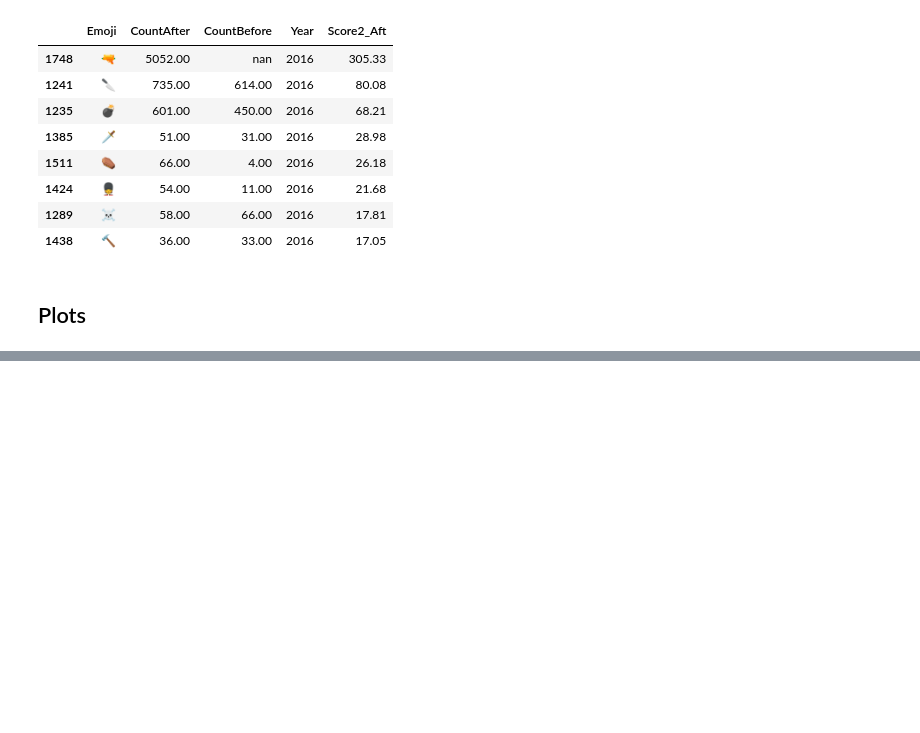
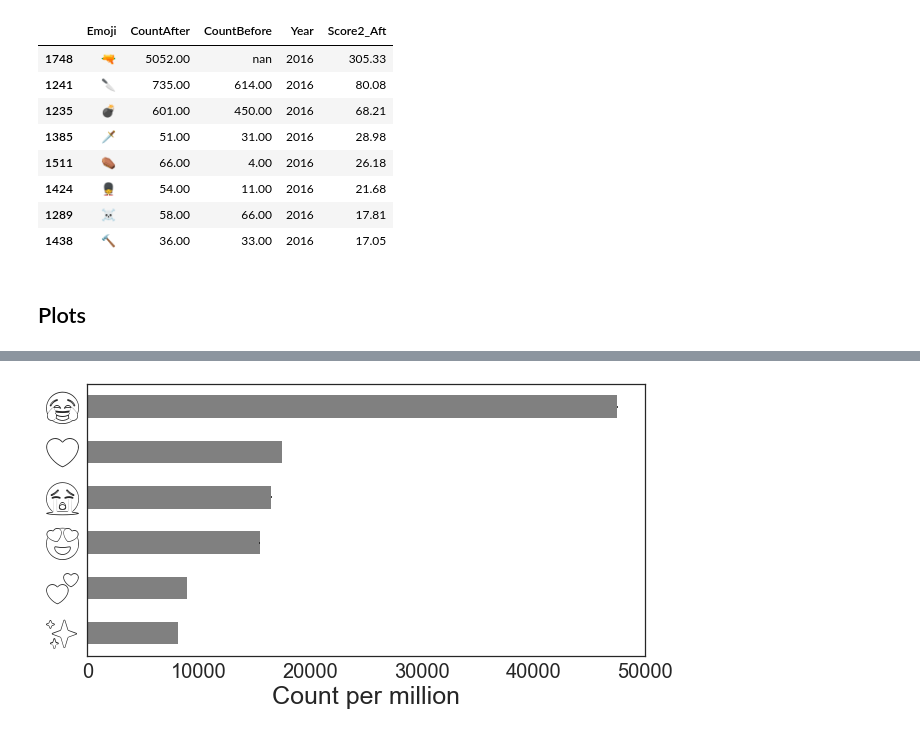
Before and after one commit to janesolomon/twitter_search, a Jupyter notebook: full_search_data_vis_for_paper.ipynb, the cells around one changed output, grey strips where cells are left out. Drawn from its saved outputs; the diff is of its cells as text; code cells hidden in the pictures; blank space fills up the shorter version.

```diff
--- a/full_search_data_vis_for_paper.ipynb
+++ b/full_search_data_vis_for_paper.ipynb
@@ -248,0 +272,20 @@ plt.show()
+# %%
+df_top.loc[year] \
+      .sort_values('PPM', ascending=False).iloc[:6] \
+      .sort_values('PPM', ascending=True) \
+      .plot.barh(x='Emoji',
+                 y='PPM',
+                 xerr='PPM_err',
+                 figsize=(10,5),
+                 legend=False,
+                 xlim=(0,50000),
+                 color='grey')
+#plt.title('Total Emoji Counts', fontsize=30)
+plt.yticks(fontsize=35, fontname='Twitter Color Emoji', rotation='horizontal')
+plt.xticks(fontsize=20)
+plt.ylabel('')
+plt.xlabel('Count per million', fontsize=25)
+plt.savefig('images/total-6-print.pdf', bbox_inches='tight')
+plt.show()
+# %% [output]
+[figure, added]
```
Also changed, not shown: parts of 9 cells of this notebook, 6 other files.
